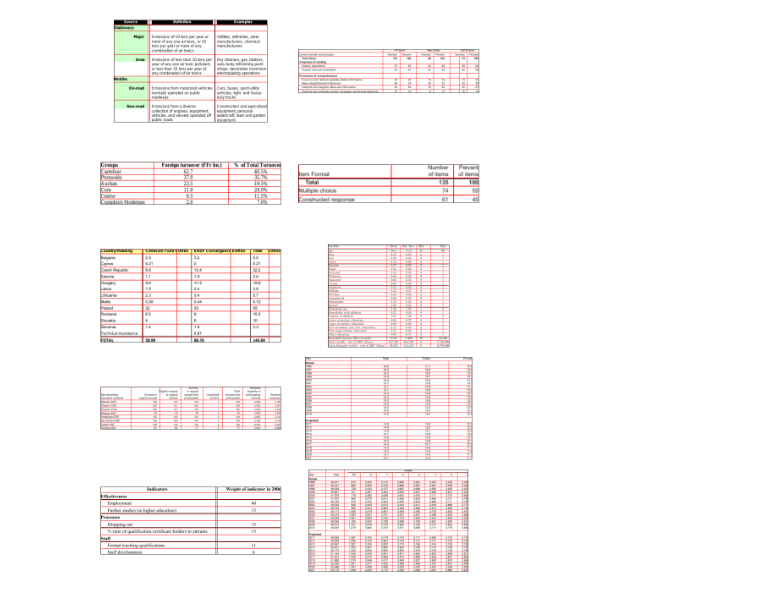
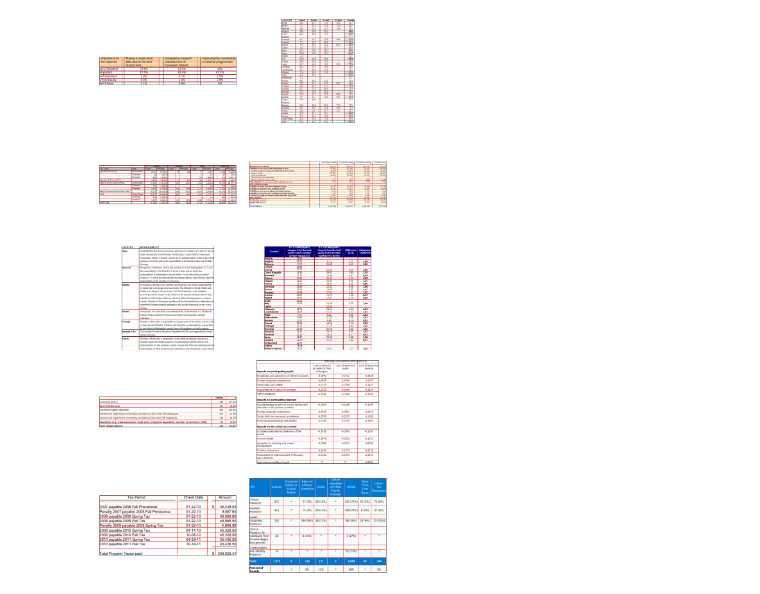
Before and after one commit to matroshenko/TableAnalyzer, a Jupyter notebook: show_merge_model_predictions.ipynb, the cells around one changed output. Cells and saved outputs as stored; diff of their text form; code cells hidden in the pictures.

```diff
--- a/show_merge_model_predictions.ipynb
+++ b/show_merge_model_predictions.ipynb
@@ -34,5 +34,5 @@ You may not need to update to CUDA 11.1; cherry-picking the ptxas binary is ofte
 # %%
-ds = tfds.load('icdar_merge', split='train[90%:]')
+ds = tfds.load('icdar_merge', split='train').shuffle(100)
 # %%
 def get_predictions(ds_element):
     input_keys = [
@@ -50,7 +50,7 @@ def get_predictions(ds_element):
         tf.squeeze(outputs['merge_right_probs2'] >= 0.5, 0)
     )
 # %%
-fig, axes = plt.subplots(5, 2, figsize=(16,24))
+fig, axes = plt.subplots(5, 2, figsize=(16,32))
 
 for element, ax in zip(ds.take(10), axes.flat):
     merge_down_mask, merge_right_mask = get_predictions(element)
@@ -72 +71 @@ plt.show()
-[figure, old version]
+[figure, new version]
```
Also changed, not shown: parts of 2 cells of this notebook, 1 other file.
